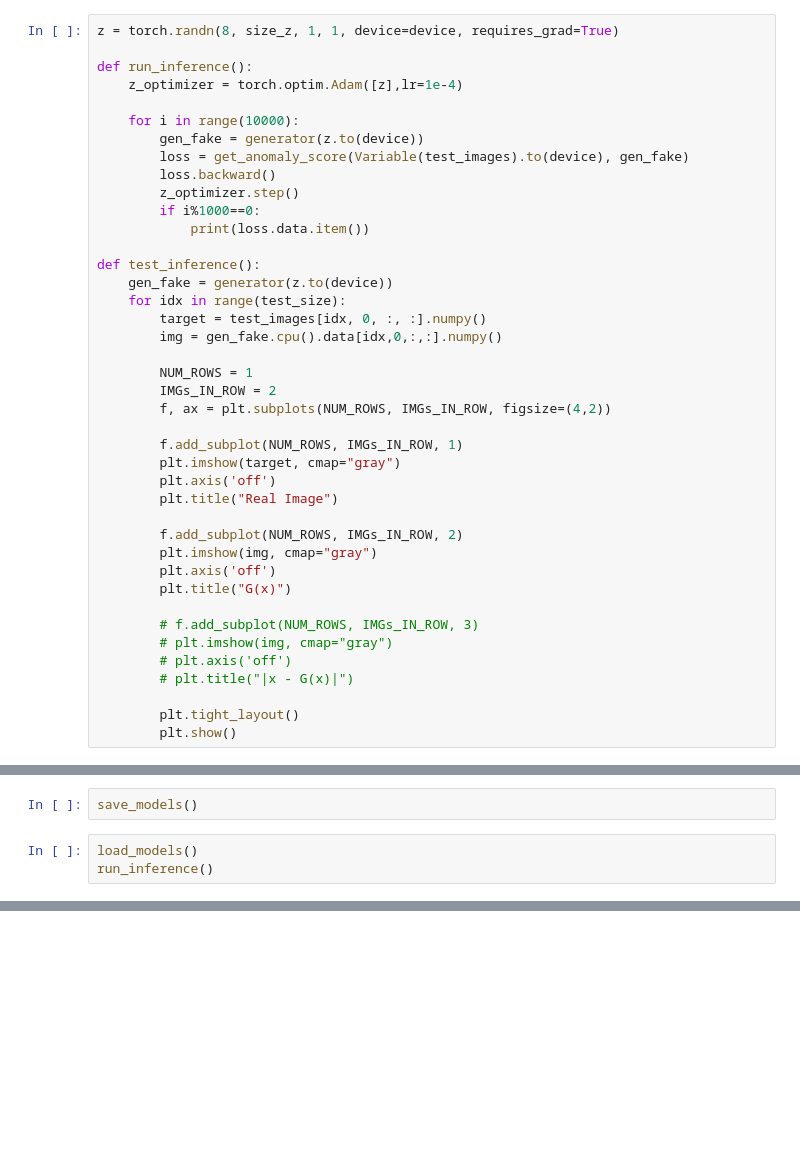
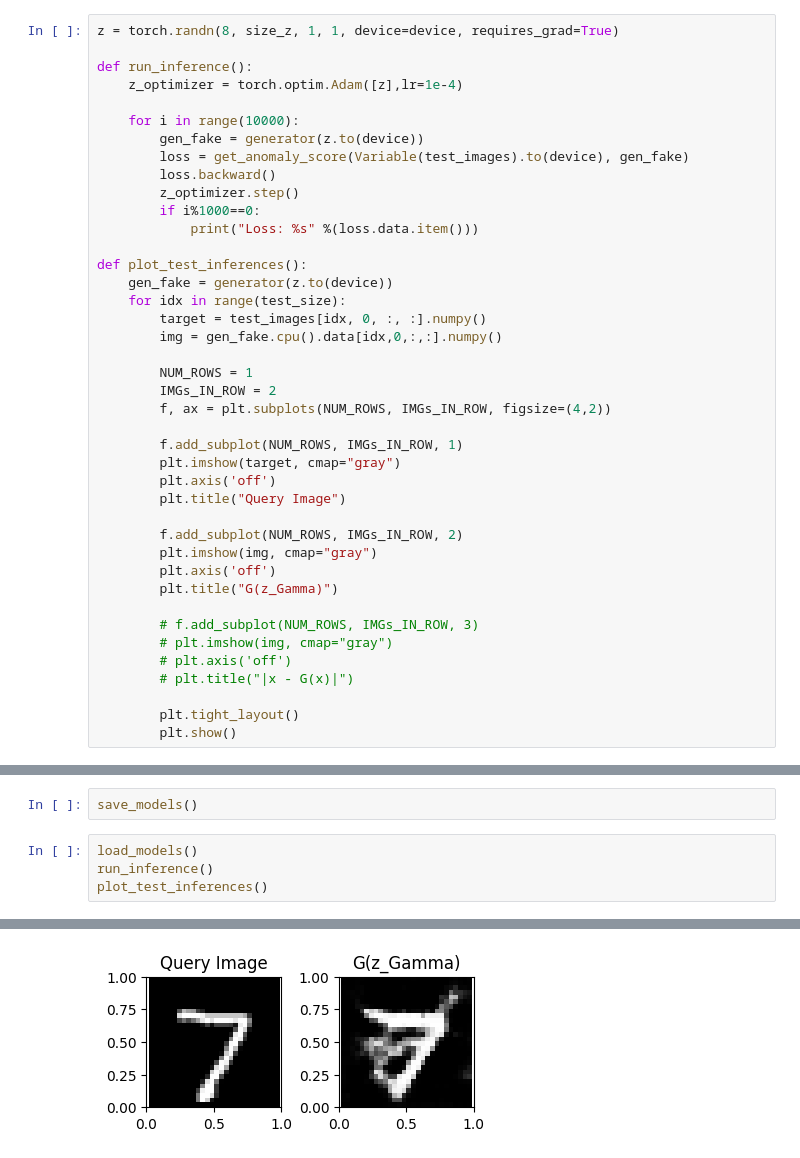
Before and after one commit to yashar-ne/AD-with-GANs, a Jupyter notebook: src/ad-with-gan-inference.ipynb, the cells around one changed output, grey strips where cells are left out. Drawn from its saved outputs; the diff is of its cells as text; blank space fills up the shorter version.

```diff
--- a/src/ad-with-gan-inference.ipynb
+++ b/src/ad-with-gan-inference.ipynb
@@ -306,9 +306,9 @@ def run_inference():
         loss.backward()
         z_optimizer.step()
         if i%1000==0:
-            print(loss.data.item())
+            print("Loss: %s" %(loss.data.item()))
 
-def test_inference():
+def plot_test_inferences():
     gen_fake = generator(z.to(device))
     for idx in range(test_size):
         target = test_images[idx, 0, :, :].numpy()
@@ -321,12 +321,12 @@ def test_inference():
         f.add_subplot(NUM_ROWS, IMGs_IN_ROW, 1)
         plt.imshow(target, cmap="gray")
         plt.axis('off')
-        plt.title("Real Image")
+        plt.title("Query Image")
 
         f.add_subplot(NUM_ROWS, IMGs_IN_ROW, 2)
         plt.imshow(img, cmap="gray")
         plt.axis('off')
-        plt.title("G(x)")
+        plt.title("G(z_Gamma)")
 
         # f.add_subplot(NUM_ROWS, IMGs_IN_ROW, 3)
         # plt.imshow(img, cmap="gray")
@@ -346,4 +342,5 @@ save_models()
 # %%
 load_models()
 run_inference()
+plot_test_inferences()
 # %% [output]
@@ -359,0 +357 @@ run_inference()
+[figure, added]
```
Also changed, not shown: parts of 3 cells of this notebook.
